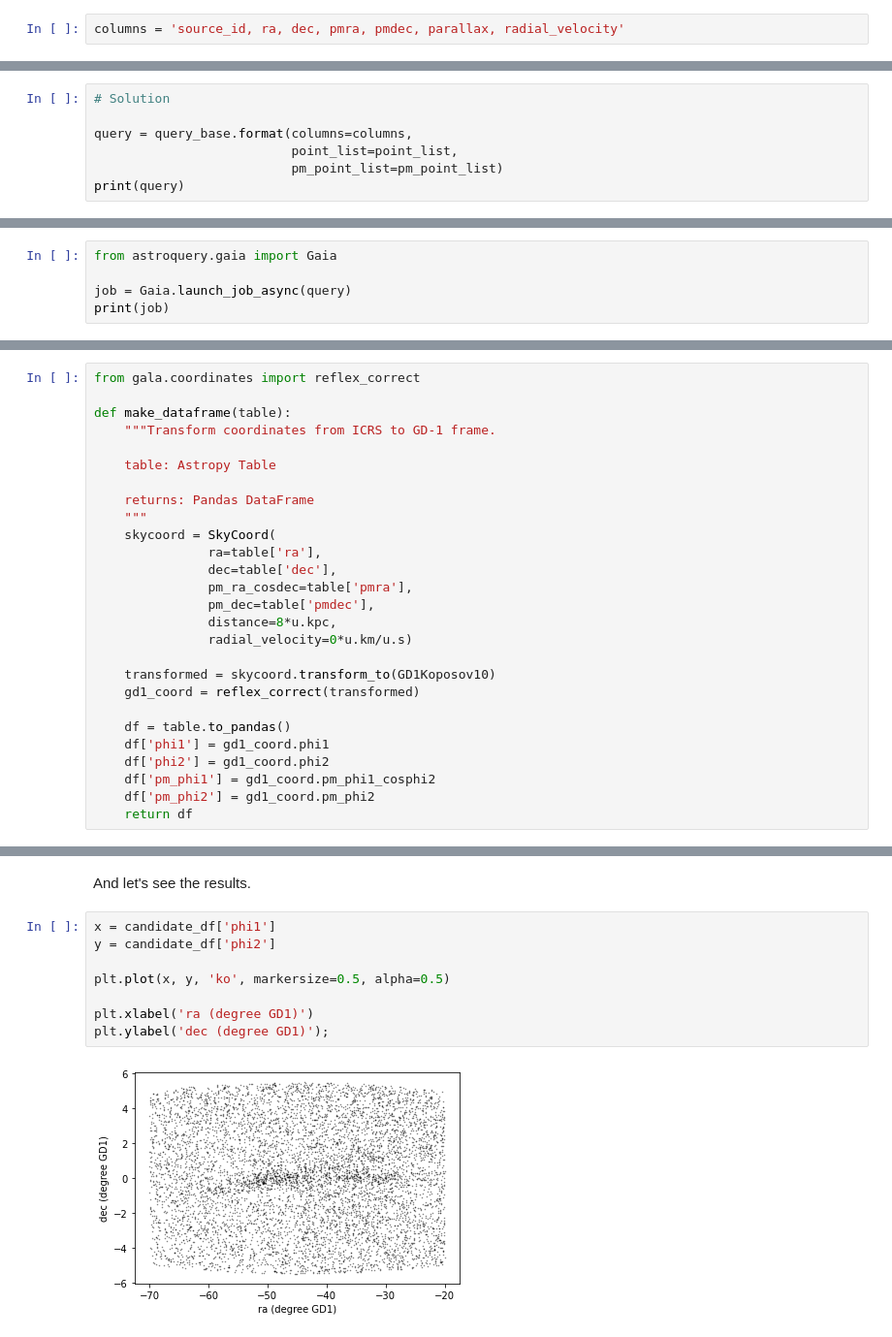
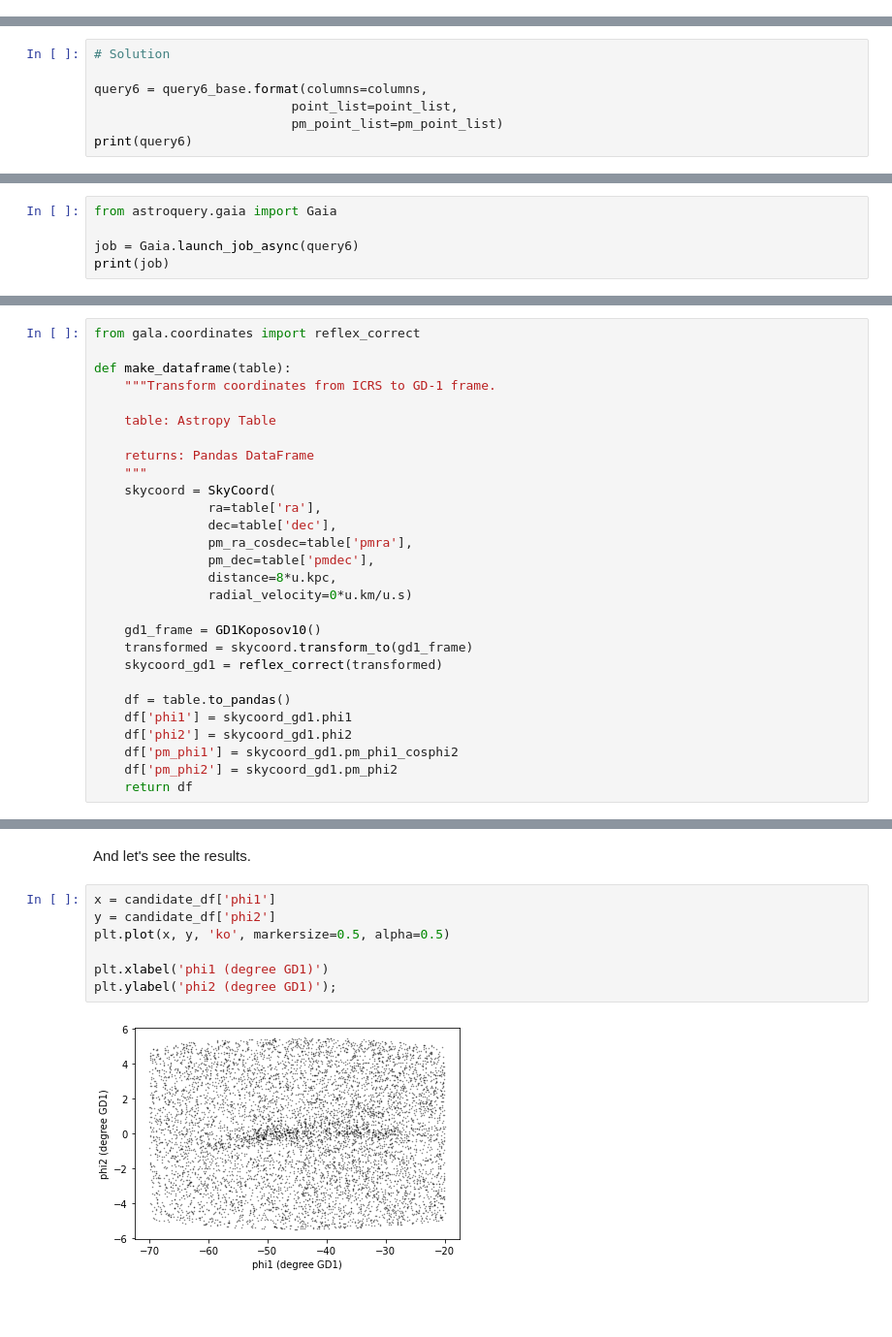
Before and after one commit to AllenDowney/AstronomicalData, a Jupyter notebook: 04_select.ipynb, the cells around one changed output, grey strips where cells are left out. Shown at 97% size. Drawn from its saved outputs; the diff is of its cells as text; blank space fills up the shorter version.

```diff
--- a/04_select.ipynb
+++ b/04_select.ipynb
@@ -373,5 +394,3 @@ Here again are the columns we want to select.
-# %%
-columns = 'source_id, ra, dec, pmra, pmdec, parallax, radial_velocity'
 # %% [markdown]
 ### Exercise
 
@@ -379,9 +398,9 @@ Use `format` to format `query_base` and define `query`, filling in the values of
 # %%
 # Solution
 
-query = query_base.format(columns=columns,
+query6 = query6_base.format(columns=columns,
                           point_list=point_list,
                           pm_point_list=pm_point_list)
-print(query)
+print(query6)
 # %% [output]
 SELECT
@@ -398,6 +417,6 @@ Now we can run the query like this:
 # %%
 from astroquery.gaia import Gaia
 
-job = Gaia.launch_job_async(query)
+job = Gaia.launch_job_async(query6)
 print(job)
 # %% [output]
@@ -459,13 +482,14 @@ def make_dataframe(table):
                distance=8*u.kpc,
                radial_velocity=0*u.km/u.s)
 
-    transformed = skycoord.transform_to(GD1Koposov10)
-    gd1_coord = reflex_correct(transformed)
+    gd1_frame = GD1Koposov10()
+    transformed = skycoord.transform_to(gd1_frame)
+    skycoord_gd1 = reflex_correct(transformed)
 
     df = table.to_pandas()
-    df['phi1'] = gd1_coord.phi1
-    df['phi2'] = gd1_coord.phi2
-    df['pm_phi1'] = gd1_coord.pm_phi1_cosphi2
-    df['pm_phi2'] = gd1_coord.pm_phi2
+    df['phi1'] = skycoord_gd1.phi1
+    df['phi2'] = skycoord_gd1.phi2
+    df['pm_phi1'] = skycoord_gd1.pm_phi1_cosphi2
+    df['pm_phi2'] = skycoord_gd1.pm_phi2
     return df
 # %% [markdown]
@@ -477,10 +501,9 @@ And let's see the results.
 # %%
 x = candidate_df['phi1']
 y = candidate_df['phi2']
-
 plt.plot(x, y, 'ko', markersize=0.5, alpha=0.5)
 
-plt.xlabel('ra (degree GD1)')
-plt.ylabel('dec (degree GD1)');
+plt.xlabel('phi1 (degree GD1)')
+plt.ylabel('phi2 (degree GD1)');
 # %% [output]
-[figure, old version]
+[figure, new version]
```
Also changed, not shown: parts of 74 cells of this notebook, 5 other files.
